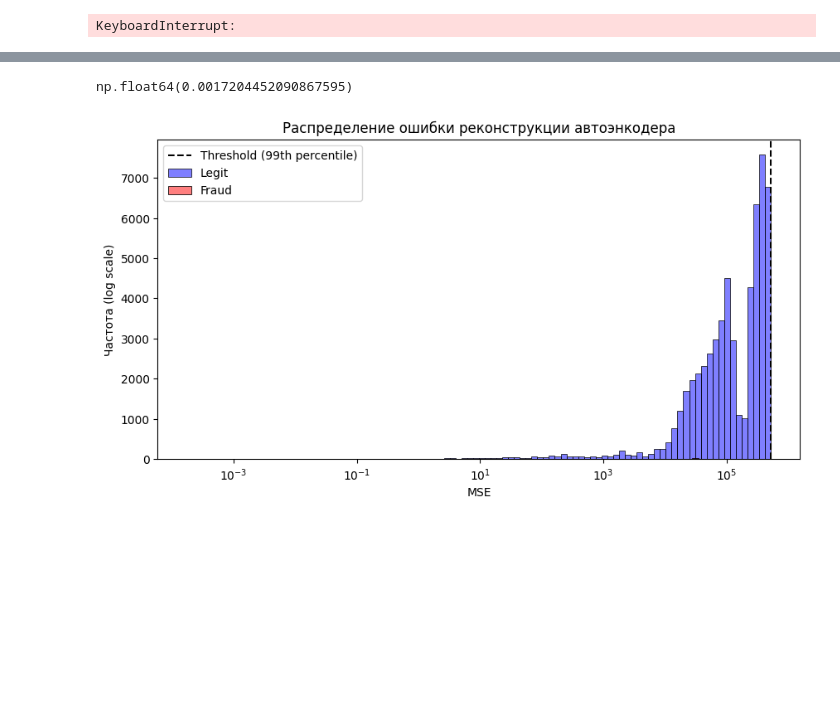
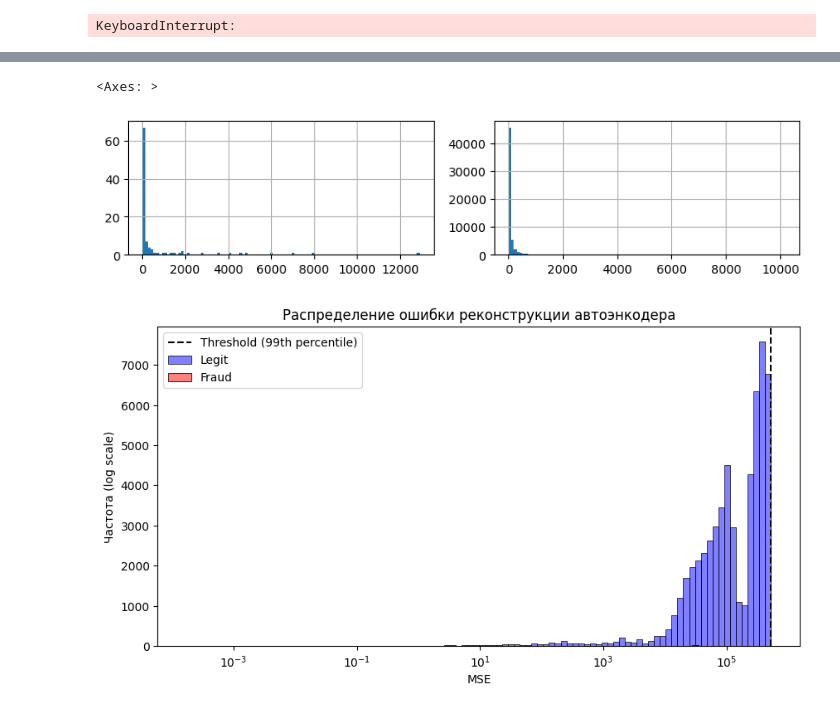
Before and after one commit to SemVan/BankingCourse, a Jupyter notebook: Seminar7 (1).ipynb, the cells around one changed output, grey strips where cells are left out. Cells and saved outputs as stored; diff of their text form; code cells hidden in the pictures; blank space fills up the shorter version.

```diff
--- a/Seminar7 (1).ipynb
+++ b/Seminar7 (1).ipynb
@@ -295,7 +302,7 @@ sns.pairplot(X_train)
 
 # Для Isolation Forest: чем ниже score_samples, тем более аномально.
 # Получим скоринговую функцию на обучающих данных.
-iso_scores_train = iso_forest.decision_function(X_train)
+iso_scores_train = iso_forest.decision_function(X_train.drop('Amount', axis=1))
 
 # TODO 5.1: Рассчитайте порог как 5-й процентиль (т.к. меньшие значения – аномалии) для Isolation Forest.
 threshold_if = np.percentile(iso_scores_train, 0.17) #??? или 1? Подумайте.
@@ -351,7 +362,10 @@ confusion_matrix: [[56767    97]
 # %%
-y_test.sum()/y_test.count()
+fig, axes = plt.subplots(1,2,figsize=(10, 2))
+X_test['Amount'].iloc[np.where(iso_anomaly == 1)[0]].hist(bins=100, ax=axes[0])
+X_test['Amount'].iloc[np.where(iso_anomaly == 0)[0]].hist(bins=100, ax=axes[1])
 # %% [output]
-np.float64(0.0017204452090867595)
+<Axes: >
+[figure, added]
 # %%
 # ==========================
 # 7. ВИЗУАЛИЗАЦИЯ
```
Also changed, not shown: parts of 7 cells of this notebook, 1 other file.
